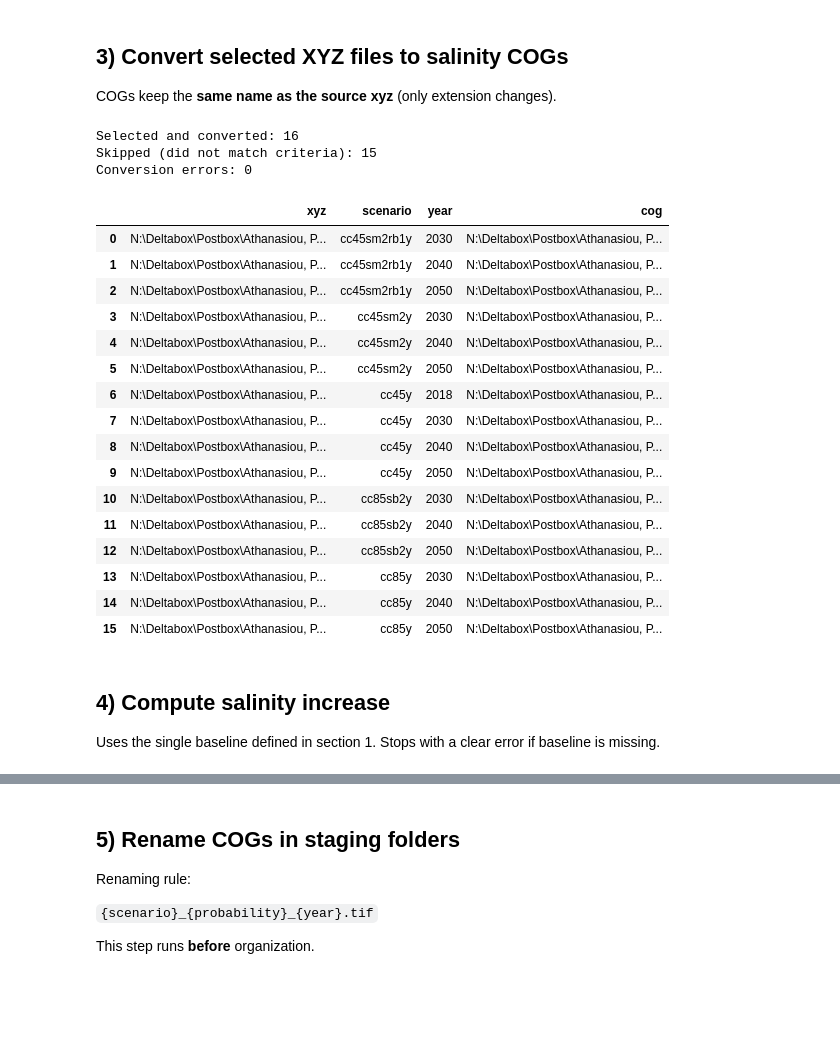
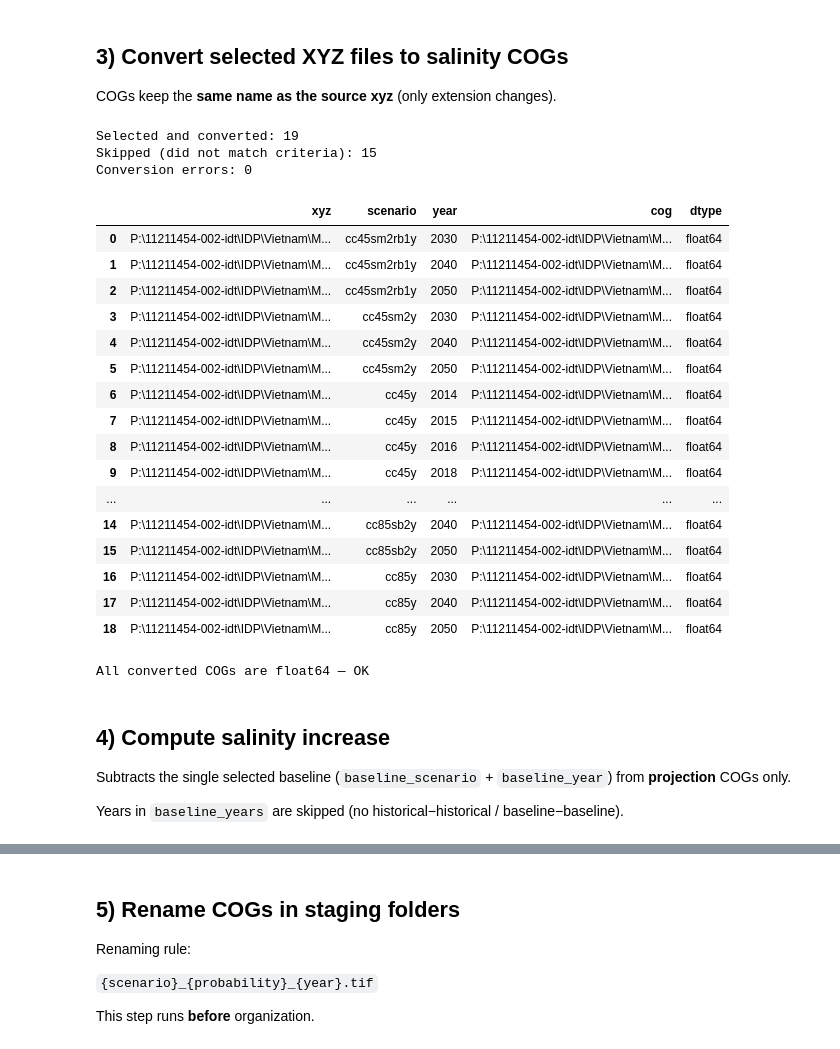
Before and after one commit to openearth/global-coastal-atlas, a Jupyter notebook: STAC/data/notebooks/11a_Salinity_preprocessing.ipynb, the cells around one changed output, grey strips where cells are left out. Cells and saved outputs as stored; diff of their text form; code cells hidden in the pictures; blank space fills up the shorter version.

Commit message:
Updating stac catalog with salinity, crop productivity and crop productivity correction.
Updating stac catalog with salinity, crop productivity and crop productivity correction.

```diff
--- a/STAC/data/notebooks/11a_Salinity_preprocessing.ipynb
+++ b/STAC/data/notebooks/11a_Salinity_preprocessing.ipynb
@@ -25,17 +29,20 @@ Define the single baseline file with `baseline_scenario` and `baseline_year`.
 # %%
-source_dir = Path(r"N:\Deltabox\Postbox\Athanasiou, Panos\Mekong\salinity_mekong\projections_gridded")
-output_root = Path(r"N:\Deltabox\Postbox\Athanasiou, Panos\Mekong\salinity_mekong\preprocessed_outputs")
+source_dir = Path(r"P:\11211454-002-idt\IDP\Vietnam\Mekong\salinity_mekong\projections_gridded")
+output_root = Path(r"P:\11211454-002-idt\IDP\Vietnam\Mekong\salinity_mekong\preprocessed_outputs")
 
 probability = "p50"
 allowed_suffixes = ["y", "sb2y", "sm2y", "sb2rb1y", "sm2rb1y", "sb2rb3y"]
 
-# Single baseline file (must exist after conversion)
+# Selected baseline used for scenario - baseline (must exist after conversion)
 baseline_scenario = "cc45y"
 baseline_year = "2018"
+# All historical years → salinity/baseline/; never used as increase targets
+baseline_years = ["2014", "2015", "2016", "2018"]
 
-resolution_m = 2000
+# Match Food-Security create_salinity_raster: CRS + NaN empties.
+# Resolution is derived from unique XYZ coordinates (not a fixed 2000 m).
 source_crs = "EPSG:32648"
-nodata_value = -9999
+nodata_value = np.nan
 
 config = {
     "source_dir": source_dir,
@@ -44,7 +51,7 @@ config = {
     "allowed_suffixes": allowed_suffixes,
     "baseline_scenario": baseline_scenario,
     "baseline_year": baseline_year,
-    "resolution_m": resolution_m,
+    "baseline_years": baseline_years,
     "source_crs": source_crs,
     "nodata_value": nodata_value,
 }
@@ -61,5 +68,7 @@ print("Source:", source_dir)
 print("Output:", output_root)
 print("COG staging:", cogs_staging)
 print("STAC folder:", stac_folder)
-print("Expected baseline xyz stem:", f"*_{baseline_scenario}{baseline_year[-2:]}.xyz")
+print("Nodata:", nodata_value)
+print("Subtract baseline:", f"*_{baseline_scenario}{baseline_year[-2:]}.xyz")
+print("Baseline years (folder / no increase):", baseline_years)
 # %% [output]
@@ -304,56 +404,71 @@ skipped_files = []
 
 for xyz_path in sorted(config["source_dir"].glob("*.xyz")):
     parsed = matches_criteria(xyz_path, config)
     if not parsed:
         skipped_files.append(str(xyz_path))
         continue
 
     out_tif = salinity_staging / xyz_path.with_suffix(".tif").name
 
     try:
         convert_xyz_to_cog(xyz_path, out_tif, config)
+        with rasterio.open(out_tif) as src:
+            cog_dtype = src.dtypes[0]
         conversion_rows.append({
             "xyz": str(xyz_path),
             "scenario": parsed["scenario"],
             "year": parsed["year"],
             "cog": str(out_tif),
+            "dtype": cog_dtype,
         })
     except Exception as exc:
         conversion_errors.append({"xyz": str(xyz_path), "error": str(exc)})
 
 print(f"Selected and converted: {len(conversion_rows)}")
 print(f"Skipped (did not match criteria): {len(skipped_files)}")
 print(f"Conversion errors: {len(conversion_errors)}")
 
 if conversion_rows:
-    display(pd.DataFrame(conversion_rows).sort_values(["scenario", "year"]))
+    df_conv = pd.DataFrame(conversion_rows).sort_values(["scenario", "year"])
+    display(df_conv)
+    bad = df_conv[df_conv["dtype"] != "float64"]
+    if len(bad):
+        raise TypeError(
+            "Some COGs are not float64 (Food-Security dtype). "
+            "Re-run helpers (§2) then this cell after deleting cogs_staging/salinity. "
+            f"Bad rows:\n{bad}"
+        )
+    print("All converted COGs are float64 — OK")
 if conversion_errors:
     display(pd.DataFrame(conversion_errors))
 # %% [output]
-Selected and converted: 16
+Selected and converted: 19
 Skipped (did not match criteria): 15
 Conversion errors: 0
-|  | xyz | scenario | year | cog |
-| 0 | N:\Deltabox\Postbox\Athanasiou, P... | cc45sm2rb1y | 2030 | N:\Deltabox\Postbox\Athanasiou, P... |
-| 1 | N:\Deltabox\Postbox\Athanasiou, P... | cc45sm2rb1y | 2040 | N:\Deltabox\Postbox\Athanasiou, P... |
-| 2 | N:\Deltabox\Postbox\Athanasiou, P... | cc45sm2rb1y | 2050 | N:\Deltabox\Postbox\Athanasiou, P... |
-| 3 | N:\Deltabox\Postbox\Athanasiou, P... | cc45sm2y | 2030 | N:\Deltabox\Postbox\Athanasiou, P... |
-| 4 | N:\Deltabox\Postbox\Athanasiou, P... | cc45sm2y | 2040 | N:\Deltabox\Postbox\Athanasiou, P... |
-| 5 | N:\Deltabox\Postbox\Athanasiou, P... | cc45sm2y | 2050 | N:\Deltabox\Postbox\Athanasiou, P... |
-| 6 | N:\Deltabox\Postbox\Athanasiou, P... | cc45y | 2018 | N:\Deltabox\Postbox\Athanasiou, P... |
-| 7 | N:\Deltabox\Postbox\Athanasiou, P... | cc45y | 2030 | N:\Deltabox\Postbox\Athanasiou, P... |
-| 8 | N:\Deltabox\Postbox\Athanasiou, P... | cc45y | 2040 | N:\Deltabox\Postbox\Athanasiou, P... |
-| 9 | N:\Deltabox\Postbox\Athanasiou, P... | cc45y | 2050 | N:\Deltabox\Postbox\Athanasiou, P... |
-| 10 | N:\Deltabox\Postbox\Athanasiou, P... | cc85sb2y | 2030 | N:\Deltabox\Postbox\Athanasiou, P... |
-| 11 | N:\Deltabox\Postbox\Athanasiou, P... | cc85sb2y | 2040 | N:\Deltabox\Postbox\Athanasiou, P... |
-| 12 | N:\Deltabox\Postbox\Athanasiou, P... | cc85sb2y | 2050 | N:\Deltabox\Postbox\Athanasiou, P... |
-| 13 | N:\Deltabox\Postbox\Athanasiou, P... | cc85y | 2030 | N:\Deltabox\Postbox\Athanasiou, P... |
-| 14 | N:\Deltabox\Postbox\Athanasiou, P... | cc85y | 2040 | N:\Deltabox\Postbox\Athanasiou, P... |
-| 15 | N:\Deltabox\Postbox\Athanasiou, P... | cc85y | 2050 | N:\Deltabox\Postbox\Athanasiou, P... |
+|  | xyz | scenario | year | cog | dtype |
+| 0 | P:\11211454-002-idt\IDP\Vietnam\M... | cc45sm2rb1y | 2030 | P:\11211454-002-idt\IDP\Vietnam\M... | float64 |
+| 1 | P:\11211454-002-idt\IDP\Vietnam\M... | cc45sm2rb1y | 2040 | P:\11211454-002-idt\IDP\Vietnam\M... | float64 |
+| 2 | P:\11211454-002-idt\IDP\Vietnam\M... | cc45sm2rb1y | 2050 | P:\11211454-002-idt\IDP\Vietnam\M... | float64 |
+| 3 | P:\11211454-002-idt\IDP\Vietnam\M... | cc45sm2y | 2030 | P:\11211454-002-idt\IDP\Vietnam\M... | float64 |
+| 4 | P:\11211454-002-idt\IDP\Vietnam\M... | cc45sm2y | 2040 | P:\11211454-002-idt\IDP\Vietnam\M... | float64 |
+| 5 | P:\11211454-002-idt\IDP\Vietnam\M... | cc45sm2y | 2050 | P:\11211454-002-idt\IDP\Vietnam\M... | float64 |
+| 6 | P:\11211454-002-idt\IDP\Vietnam\M... | cc45y | 2014 | P:\11211454-002-idt\IDP\Vietnam\M... | float64 |
+| 7 | P:\11211454-002-idt\IDP\Vietnam\M... | cc45y | 2015 | P:\11211454-002-idt\IDP\Vietnam\M... | float64 |
+| 8 | P:\11211454-002-idt\IDP\Vietnam\M... | cc45y | 2016 | P:\11211454-002-idt\IDP\Vietnam\M... | float64 |
+| 9 | P:\11211454-002-idt\IDP\Vietnam\M... | cc45y | 2018 | P:\11211454-002-idt\IDP\Vietnam\M... | float64 |
+| ... | ... | ... | ... | ... | ... |
+| 14 | P:\11211454-002-idt\IDP\Vietnam\M... | cc85sb2y | 2040 | P:\11211454-002-idt\IDP\Vietnam\M... | float64 |
+| 15 | P:\11211454-002-idt\IDP\Vietnam\M... | cc85sb2y | 2050 | P:\11211454-002-idt\IDP\Vietnam\M... | float64 |
+| 16 | P:\11211454-002-idt\IDP\Vietnam\M... | cc85y | 2030 | P:\11211454-002-idt\IDP\Vietnam\M... | float64 |
+| 17 | P:\11211454-002-idt\IDP\Vietnam\M... | cc85y | 2040 | P:\11211454-002-idt\IDP\Vietnam\M... | float64 |
+| 18 | P:\11211454-002-idt\IDP\Vietnam\M... | cc85y | 2050 | P:\11211454-002-idt\IDP\Vietnam\M... | float64 |
+All converted COGs are float64 — OK
 # %% [markdown]
 ## 4) Compute salinity increase
 
-Uses the single baseline defined in section 1. Stops with a clear error if baseline is missing.
+Subtracts the single selected baseline (`baseline_scenario` + `baseline_year`) from **projection** COGs only.
+
+Years in `baseline_years` are skipped (no historical−historical / baseline−baseline).
 # %%
 increase_rows, increase_errors = compute_salinity_increase(
     salinity_staging,
```
Also changed, not shown: parts of 11 cells of this notebook, 49 other files.
